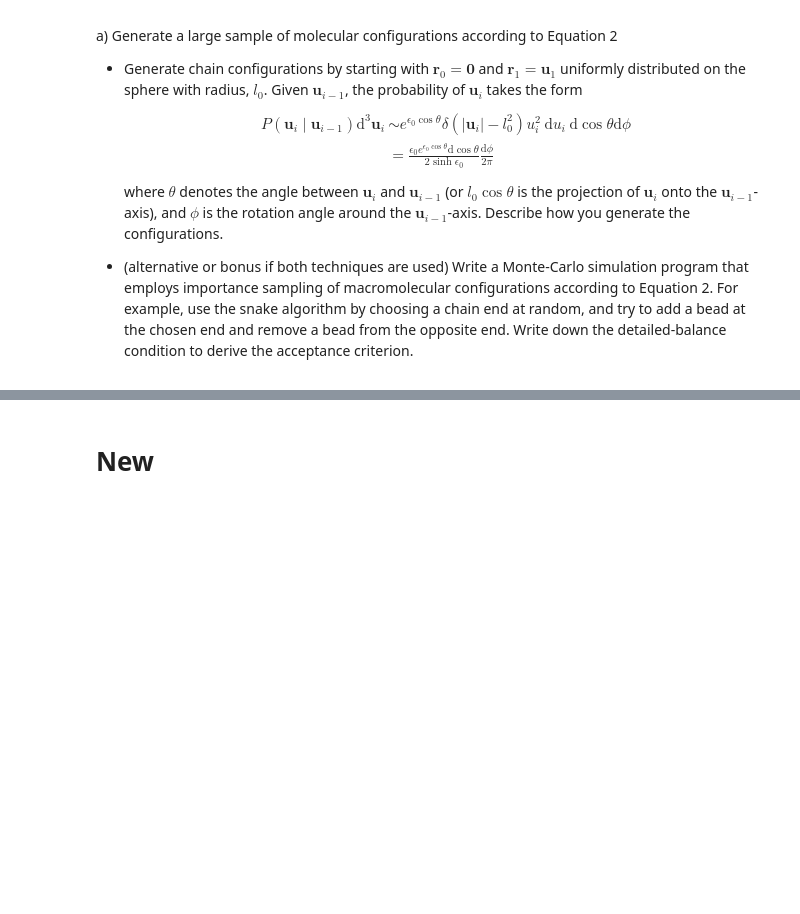
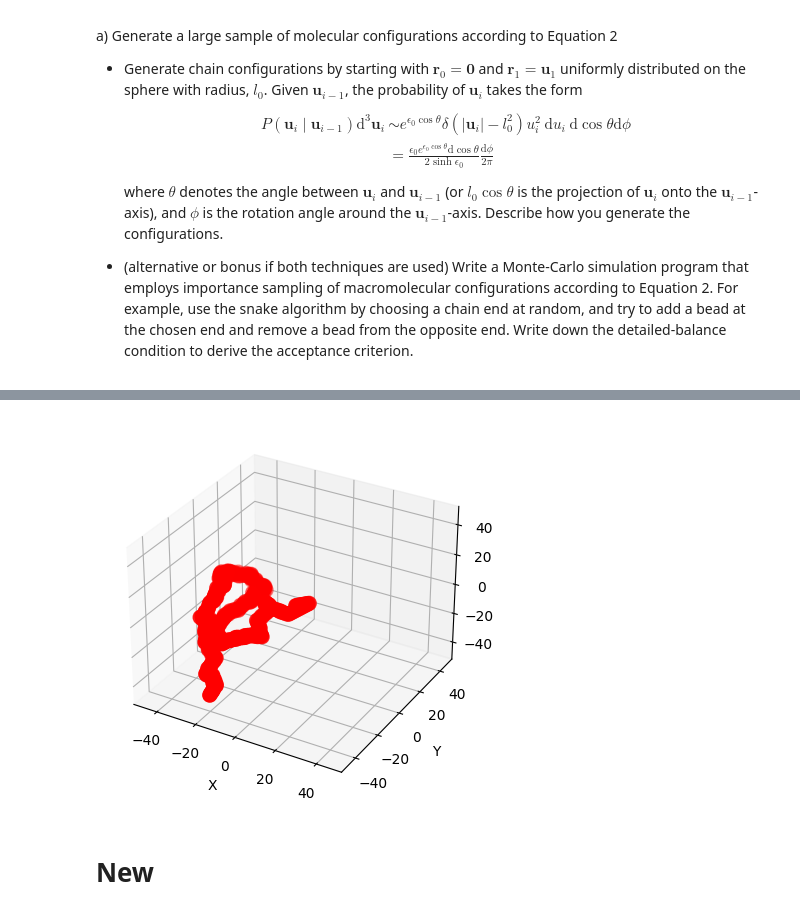
Before and after one commit to LukasLow/UniKurs_Phy-for-DS, a Jupyter notebook: Softmatter/Phy8.ipynb, the cells around one changed output, grey strips where cells are left out. Cells and saved outputs as stored; diff of their text form; code cells hidden in the pictures; blank space fills up the shorter version.

```diff
--- a/Softmatter/Phy8.ipynb
+++ b/Softmatter/Phy8.ipynb
@@ -84,34 +101,36 @@ print(configurations[0])  # Example: Print the first configuration
 positions = np.zeros((N, 3))
 bond_vectors = np.zeros((N - 1, 3))
 
 positions[0] = np.array([0, 0, 0])
 for i in range(1, N):
-    bond_vectors[i - 1] = configuration[i - 1][0]  # Assign bond vector
+    bond_vectors[i - 1] = configurations[i - 1][0]  # Assign bond vector
     positions[i] = positions[i - 1] + bond_vectors[i - 1]
 
 # Plot the molecular configuration
 fig = plt.figure()
 ax = fig.add_subplot(111, projection='3d')
 
 # Plot atoms
 ax.scatter(positions[:, 0], positions[:, 1], positions[:, 2], c='red', s=100)
 
 # Plot bonds
 for i in range(N - 1):
     start = positions[i]
     end = positions[i + 1]
     ax.plot([start[0], end[0]], [start[1], end[1]], [start[2], end[2]], color='blue')
 
 # Set plot limits and labels
 ax.set_xlim([-50, 50])
 ax.set_ylim([-50, 50])
 ax.set_zlim([-50, 50])
 ax.set_xlabel('X')
 ax.set_ylabel('Y')
 ax.set_zlabel('Z')
 
 # Show the plot
 plt.show()
+# %% [output]
+[figure, added]
 # %% [markdown]
 # New
 # %%
```
Also changed, not shown: parts of 2 cells of this notebook.
